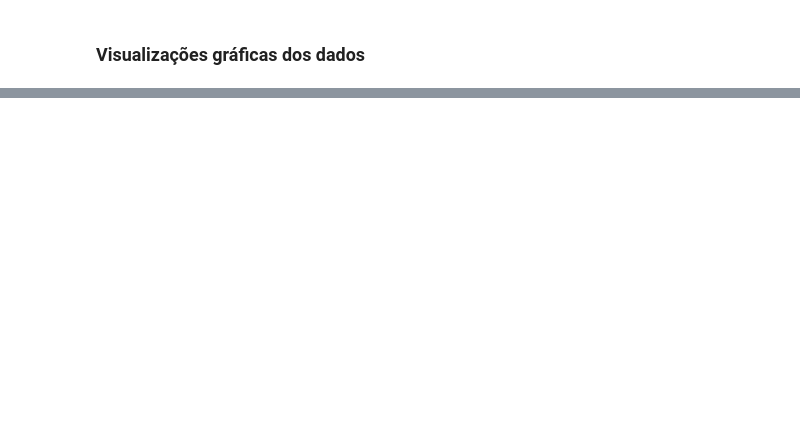
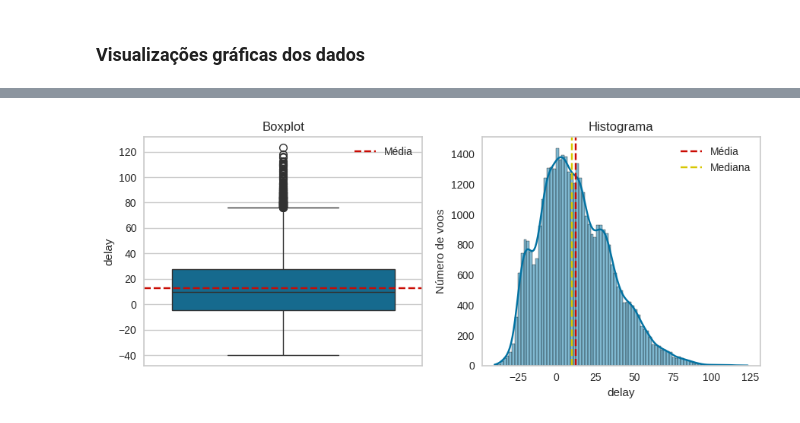
Before and after one commit to nina-rebello/flight-delay-prediction-model, a Jupyter notebook: modelo_atraso_voo.ipynb, the cells around one changed output, grey strips where cells are left out. Cells and saved outputs as stored; diff of their text form; code cells hidden in the pictures; blank space fills up the shorter version.

```diff
--- a/modelo_atraso_voo.ipynb
+++ b/modelo_atraso_voo.ipynb
@@ -166,0 +218,27 @@ plt.show()
+# %%
+# Histogram de 'delay'
+mean_delay = dados['delay'].mean()
+median_delay = dados['delay'].median()
+
+fig, axes = plt.subplots(1, 2, figsize=(9, 4))
+
+sns.boxplot(data=dados, y='delay', ax=axes[0])
+axes[0].set_title('Boxplot')
+
+axes[0].axhline(y=mean_delay, color='r', linestyle='--', label='Média')
+axes[0].legend()
+
+largura_bin_delay = calcular_largura_bin(dados, 'delay')
+sns.histplot(data=dados, x='delay', ax=axes[1], kde=True, binwidth=largura_bin_delay)
+plt.ylabel('Número de voos')
+plt.grid(False)
+axes[1].set_title('Histograma')
+
+axes[1].axvline(x=mean_delay, color='r', linestyle='--', label='Média')
+axes[1].axvline(x=median_delay, color='y', linestyle='--', label='Mediana')
+axes[1].legend()
+
+plt.tight_layout()
+plt.show()
+# %% [output]
+[figure, added]
```
Also changed, not shown: parts of 17 cells of this notebook.
